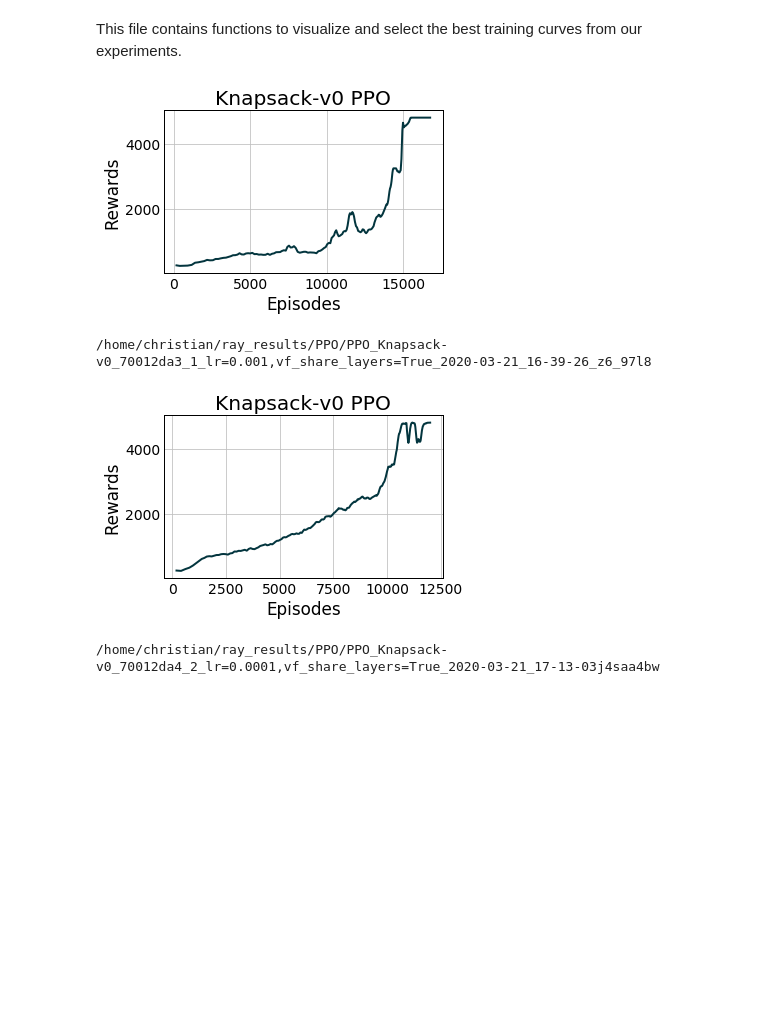
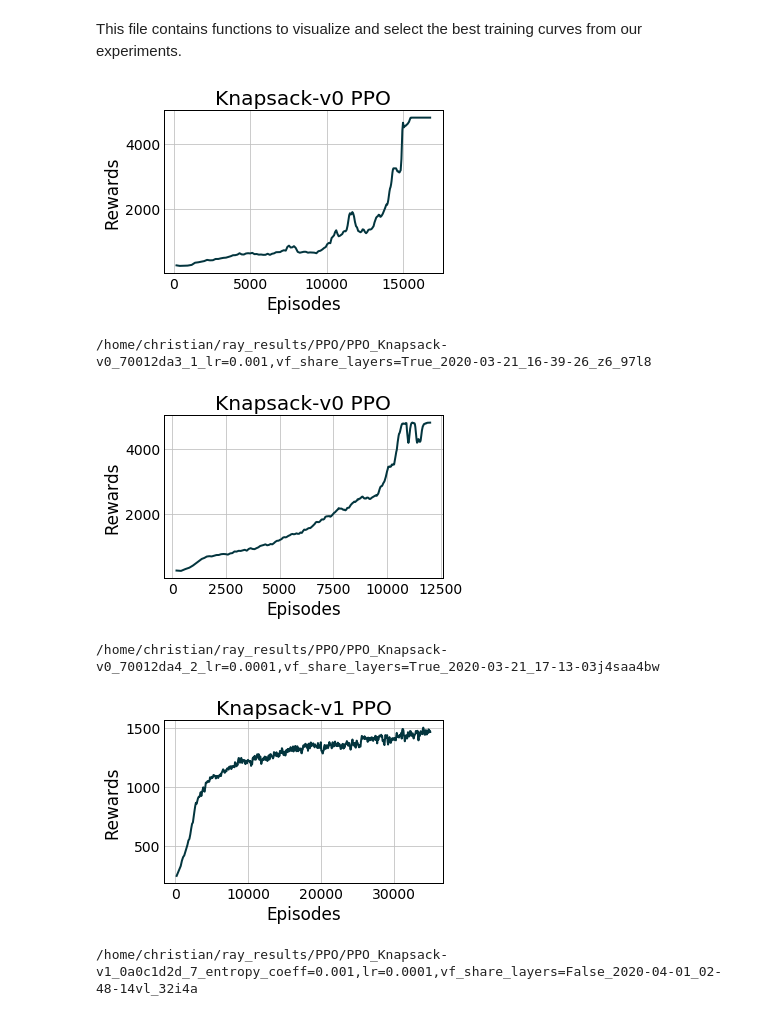
Before and after one commit to hubbs5/or-gym, a Jupyter notebook: notebooks/training_curves.ipynb, the cells around one changed output. Saved outputs shown, nothing was run; the diff lists cells and outputs as text; code cells hidden in the pictures; blank space fills up the shorter version.

```diff
--- a/notebooks/training_curves.ipynb
+++ b/notebooks/training_curves.ipynb
@@ -9,31 +9,33 @@ plt.style.use('cmu_paper')
 # %%
 # Get data from results folders
 result_path = '../or_gym/benchmarks/results'
 results = os.listdir(result_path)
 envs = set([i.split('_')[0] for i in results])
 for env in envs:
     result_data = pd.DataFrame()
     for data_path in results:
         if env in data_path:
             _result_data = pd.read_csv(
                 os.path.join(result_path, data_path))
             result_data = pd.concat([result_data, _result_data])
 
     top_results = result_data.loc[
         result_data['episode_reward_mean']==result_data['episode_reward_mean'].max()]
 
     for _path in top_results['logdir']:
         algo_name = os.path.basename(_path).split('_')[0]
         train_data = pd.read_csv(_path + '/progress.csv')
         plt.figure(figsize=(5, 3))
         plt.plot(train_data['episodes_total'], train_data['episode_reward_mean'])
         plt.xlabel('Episodes')
         plt.ylabel('Rewards')
-        plt.title(path.split('_')[0] + ' ' + algo_name)
+        plt.title(env + ' ' + algo_name)
         plt.show()
         print(_path)
 # %% [output]
 [figure]
 /home/christian/ray_results/PPO/PPO_Knapsack-v0_70012da3_1_lr=0.001,vf_share_layers=True_2020-03-21_16-39-26_z6_97l8
 [figure]
 /home/christian/ray_results/PPO/PPO_Knapsack-v0_70012da4_2_lr=0.0001,vf_share_layers=True_2020-03-21_17-13-03j4saa4bw
+[figure, added]
+/home/christian/ray_results/PPO/PPO_Knapsack-v1_0a0c1d2d_7_entropy_coeff=0.001,lr=0.0001,vf_share_layers=False_2020-04-01_02-48-14vl_32i4a
```
Also changed, not shown: 5 other files.
